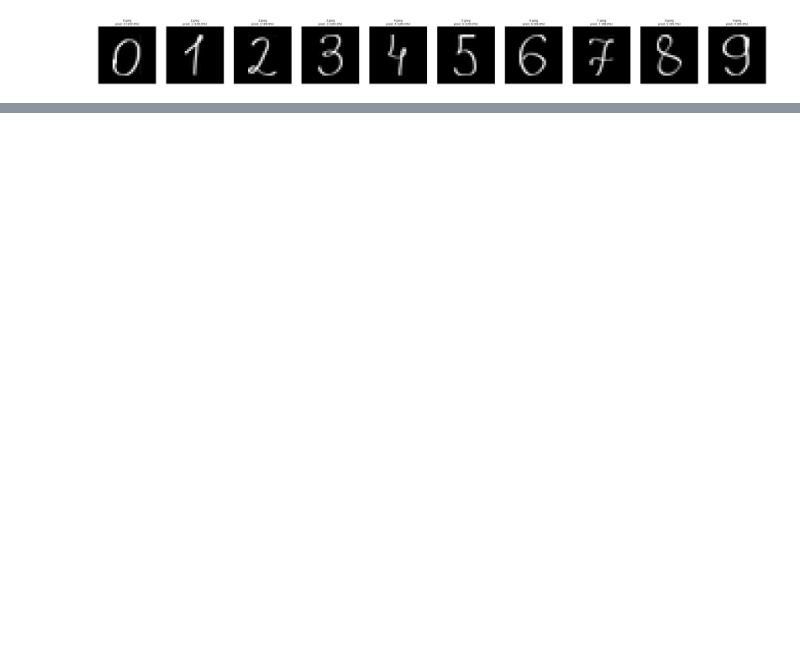
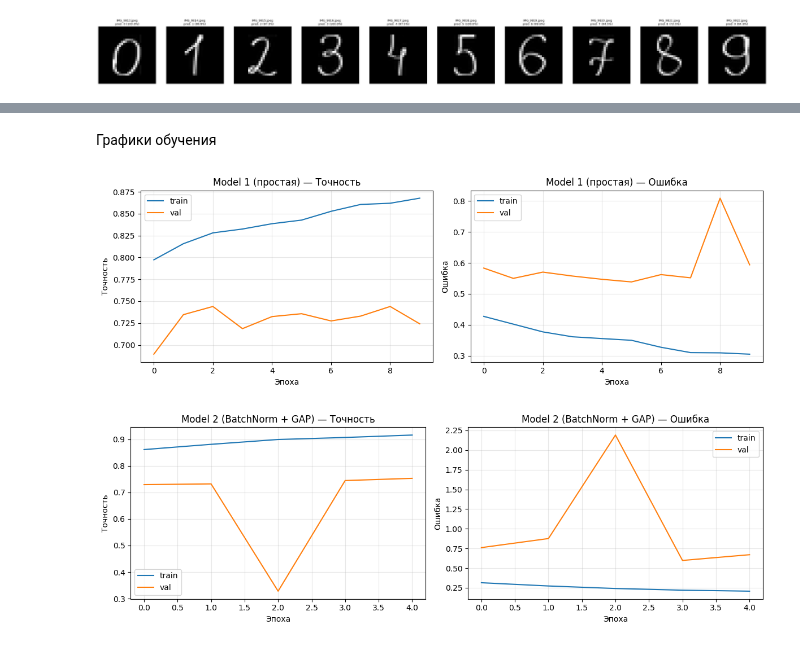
Before and after one commit to KKseniyaP/LearningProjects, a Jupyter notebook: ANN_LR4.ipynb, the cells around one changed output, grey strips where cells are left out. Cells and saved outputs as stored; diff of their text form; code cells hidden in the pictures; blank space fills up the shorter version.

```diff
--- a/ANN_LR4.ipynb
+++ b/ANN_LR4.ipynb
@@ -518,6 +500,6 @@ if os.path.exists(test_path):
 # %%
 
-folder = '/content'
+folder = '/content/drive/MyDrive/цифры'
 exts = ('.png', '.jpg', '.jpeg', '.bmp')
 
 files = [f for f in sorted(os.listdir(folder)) if f.lower().endswith(exts)]
@@ -552,0 +628,8 @@ else:
+# %%
+cw = class_weight.compute_class_weight(
+    class_weight='balanced',
+    classes=np.unique(train_gen.classes),
+    y=train_gen.classes
+)
+class_weights = dict(enumerate(cw))
+print("Class weights:", class_weights)
@@ -552,0 +798,12 @@ else:
+# %%
+print("=" * 60)
+print("Обучение Model 2")
+print("=" * 60)
+history2 = model2.fit(
+    train_gen,
+    validation_data=val_gen,
+    epochs=EPOCHS,
+    class_weight=class_weights,
+    callbacks=[early_stop],
+    verbose=1
+)
@@ -552,0 +824,28 @@ else:
+# %% [markdown]
+Графики обучения
+# %%
+def plot_history(history, title):
+    plt.figure(figsize=(12, 4))
+
+    plt.subplot(1, 2, 1)
+    plt.plot(history.history['accuracy'], label='train')
+    plt.plot(history.history['val_accuracy'], label='val')
+    plt.xlabel('Эпоха'); plt.ylabel('Точность')
+    plt.title(f'{title} — Точность')
+    plt.legend(); plt.grid(alpha=0.3)
+
+    plt.subplot(1, 2, 2)
+    plt.plot(history.history['loss'], label='train')
+    plt.plot(history.history['val_loss'], label='val')
+    plt.xlabel('Эпоха'); plt.ylabel('Ошибка')
+    plt.title(f'{title} — Ошибка')
+    plt.legend(); plt.grid(alpha=0.3)
+
+    plt.tight_layout(); plt.show()
+
+
+plot_history(history1, 'Model 1 (простая)')
+plot_history(history2, 'Model 2 (BatchNorm + GAP)')
+# %% [output]
+[figure, added]
+[figure, added]
```
Also changed, not shown: parts of 27 cells of this notebook.
